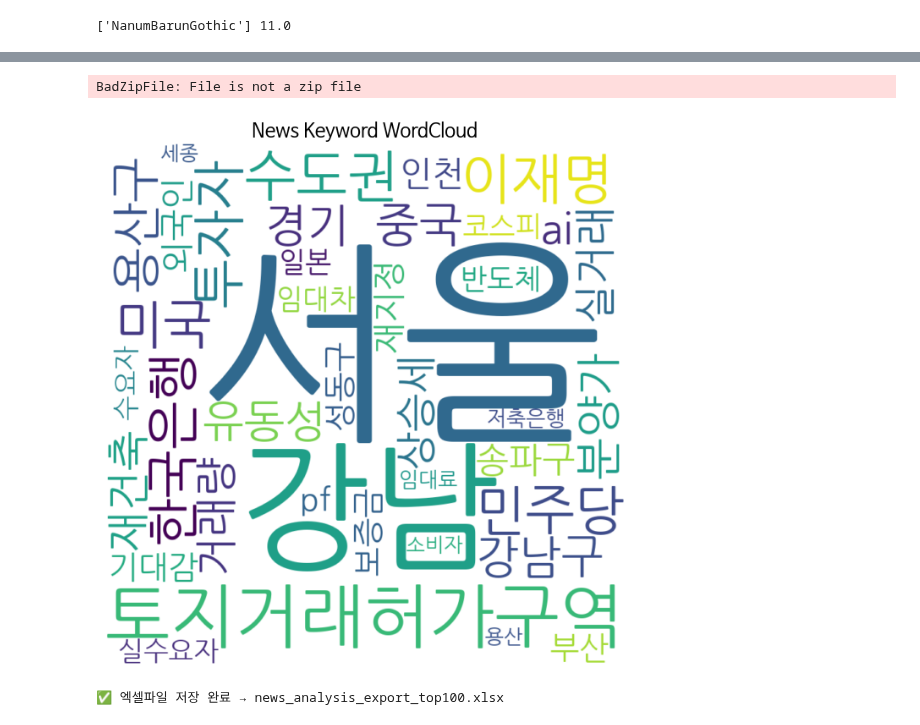
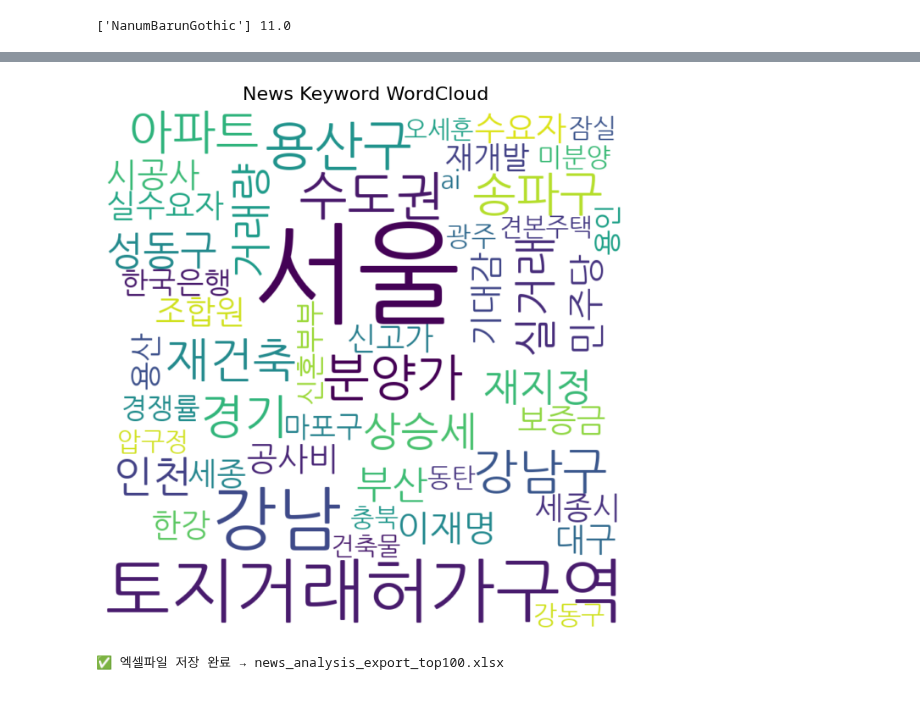
Before and after one commit to rezu98/colab, a Jupyter notebook: mae.ipynb, the cells around one changed output, grey strips where cells are left out. Cells and saved outputs as stored; diff of their text form; code cells hidden in the pictures.

```diff
--- a/mae.ipynb
+++ b/mae.ipynb
@@ -101,7 +103,7 @@ from pyvis.network import Network
 
 
 # 1️⃣ 엑셀파일 불러오기
-df_news = pd.read_excel("부동산_경제지.xlsx")
+df_news = pd.read_excel("아파트.xlsx")
 
 font_path = 'NanumGothic.ttf'
 
@@ -112,8 +114,6 @@ df_news['keyword_list'] = df_news['특성추출(가중치순 상위 50개)'].app
 # 3️⃣ 일자 변환 (일자 열: yyyymmdd 텍스트 숫자 → datetime 변환)
 df_news['date'] = pd.to_datetime(df_news['일자'], format='%Y%m%d')
 df_news['year_month'] = df_news['date'].dt.to_period('M').astype(str)
-# %% [output]
-BadZipFile: File is not a zip file
 # %%
 ##### 3. 불용어 등 정의
 
@@ -121,7 +121,8 @@ BadZipFile: File is not a zip file
 # 4️⃣ 커스텀 불용어 정의
 my_stopwords = ['지난달', '규모', '전망', '단지', '구역', '주택', '만큼',
                 '관계자', '한국부동산원', '연구원', '1억', '1만', '부동산', '전주', '현대건설', '전용면적', '위원회', '직방', '전문가', 'a씨', '자치구', '삼성물산', '가능성', '상승률', '건설사', '래미안', '국토부', '경찰', '혐의', 'b씨', '재판부', '피해자',
-                '교통부', '운용사', '보고서', '한국', '온라인', '경쟁력', '대한민국', '사업장']
+                '교통부', '운용사', '보고서', '한국', '온라인', '경쟁력', '대한민국', '사업장', '피고인', '힐스테이트', '입주민', '당첨자', '주차장', '주민들','조사', '범행',
+                '용의자', '남성', '대우건설']
 
 custom_stopwords = set(STOPWORDS)
 custom_stopwords.update(my_stopwords)
@@ -135,7 +136,8 @@ custom_weights = {
     '유동성' : 5.0,
     '성동구' : 1.5,
     '계약금' : 0.2,
-    '미국' : 0.5
+    '미국' : 0.5,
+    '입주자' : 0.5,
 }
 
 # 6️⃣ 단어 치환 사전 정의 (비슷한 단어 통합)
@@ -146,8 +148,7 @@ replace_dict = {
     '토허제': '토지거래허가구역',
     '토허구역': '토지거래허가구역',
     '한은' : '한국은행',
-    '더불어민주당' : '민주당',
-    '강남3구' : '강남'
+    '더불어민주당' : '민주당'
     # 원하면 여기에 계속 추가
 }
 # %%
@@ -176,22 +177,22 @@ for kw in all_keywords:
 # %%
 # 8️⃣ 워드클라우드 생성
 wordcloud = WordCloud(
     font_path=font_path,  # 한글 폰트 경로 (한글 필수!)
     width=800,
     height=800,
     background_color='white',
-    max_words=40,
+    max_words=50,
     colormap='viridis'
 ).generate_from_frequencies(keyword_counter)
 
 # 9️⃣ 시각화 출력
 plt.figure(figsize=(8, 8))
 plt.imshow(wordcloud, interpolation='bilinear')
 plt.axis('off')
 plt.title('News Keyword WordCloud', fontsize=16)
 plt.show()
 # %% [output]
-[figure, old version]
+[figure, new version]
 # %%
 ##### 5. Trend Search
 
```
Also changed, not shown: parts of 2 cells of this notebook.
